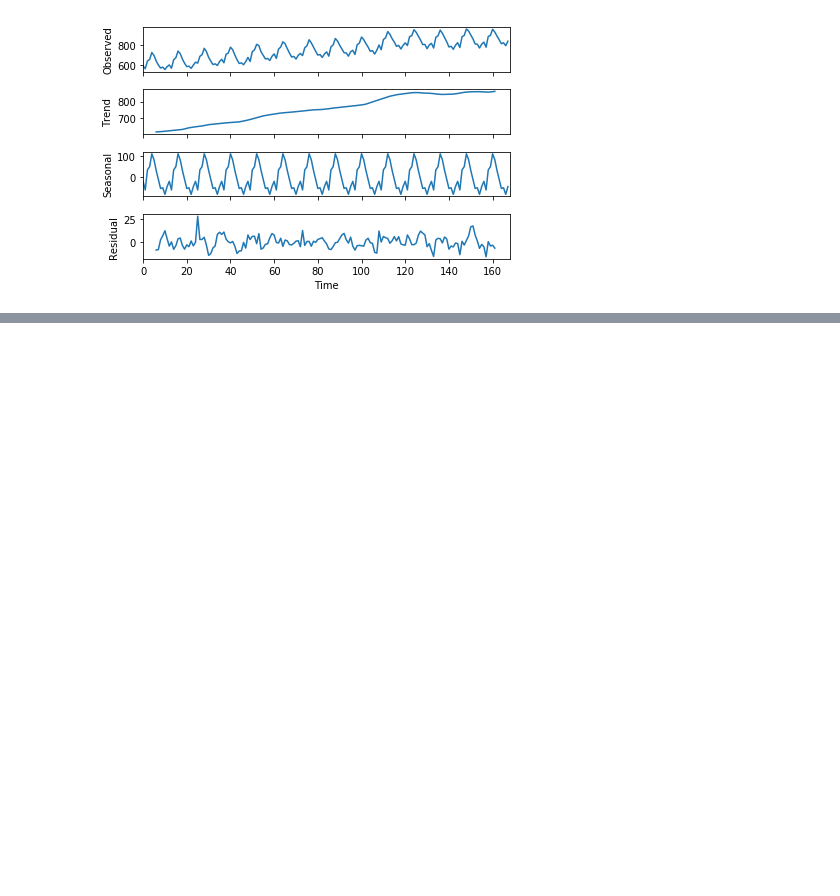
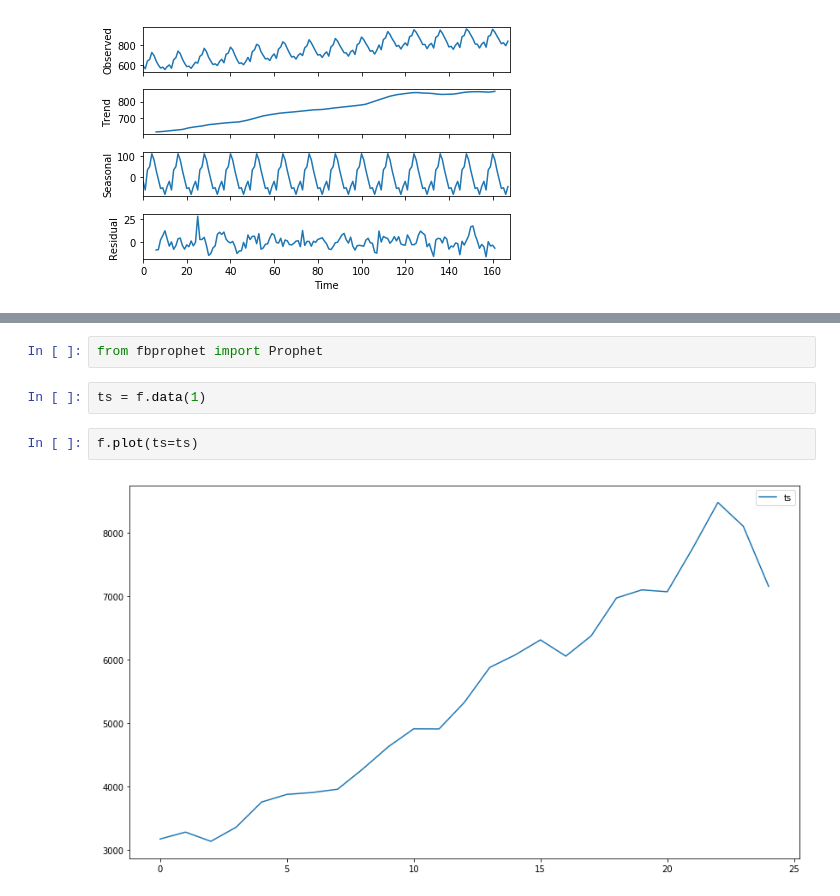
Before and after one commit to ropinotex/forecasting, a Jupyter notebook: Forecasting.ipynb, the cells around one changed output, grey strips where cells are left out. Saved outputs shown, nothing was run; the diff lists cells and outputs as text; blank space fills up the shorter version.

```diff
--- a/Forecasting.ipynb
+++ b/Forecasting.ipynb
@@ -619,0 +674,8 @@ seasonal_decompose(ts3, freq=12, model='additive').plot()
+# %%
+from fbprophet import Prophet
+# %%
+ts = f.data(1)
+# %%
+f.plot(ts=ts)
+# %% [output]
+[figure, added]
```
Also changed, not shown: parts of 23 cells of this notebook, 1 other file.
